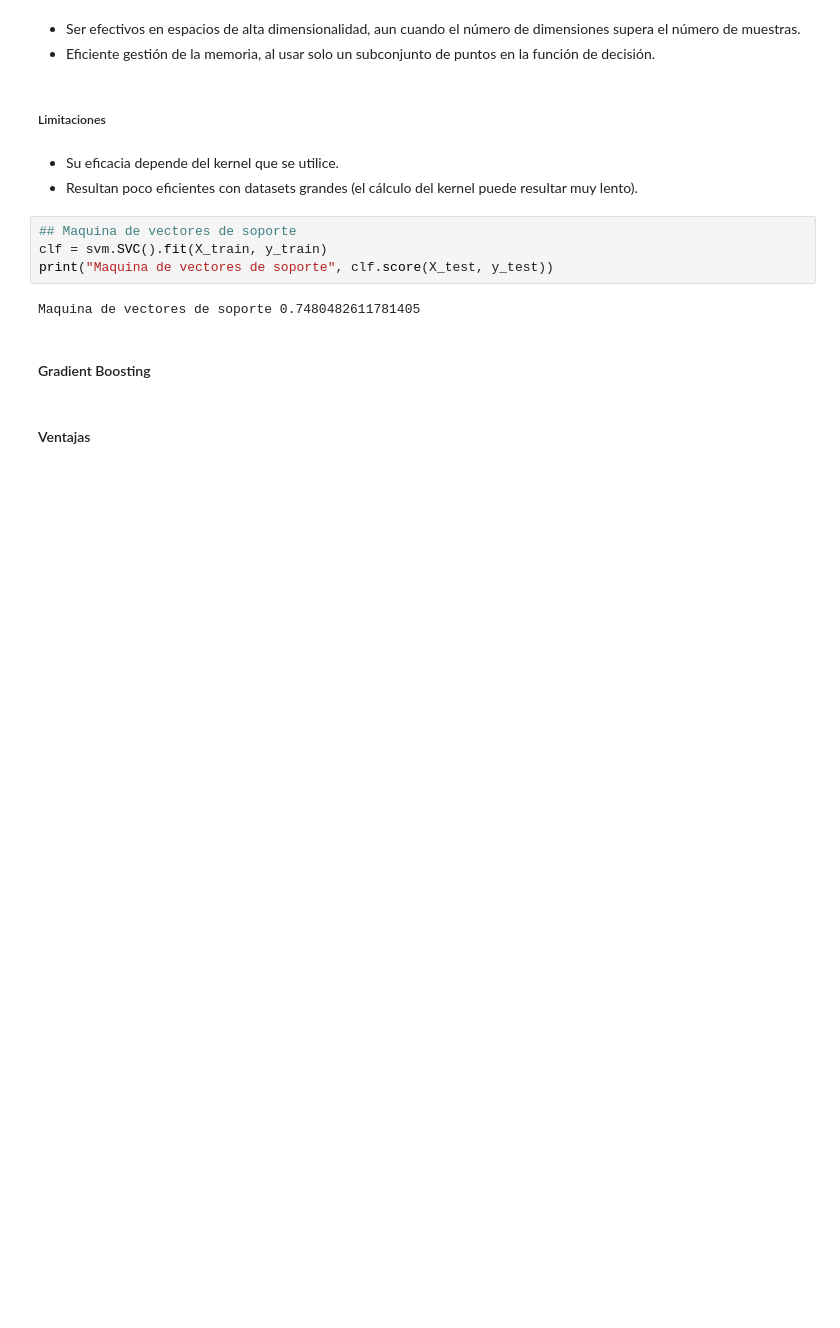
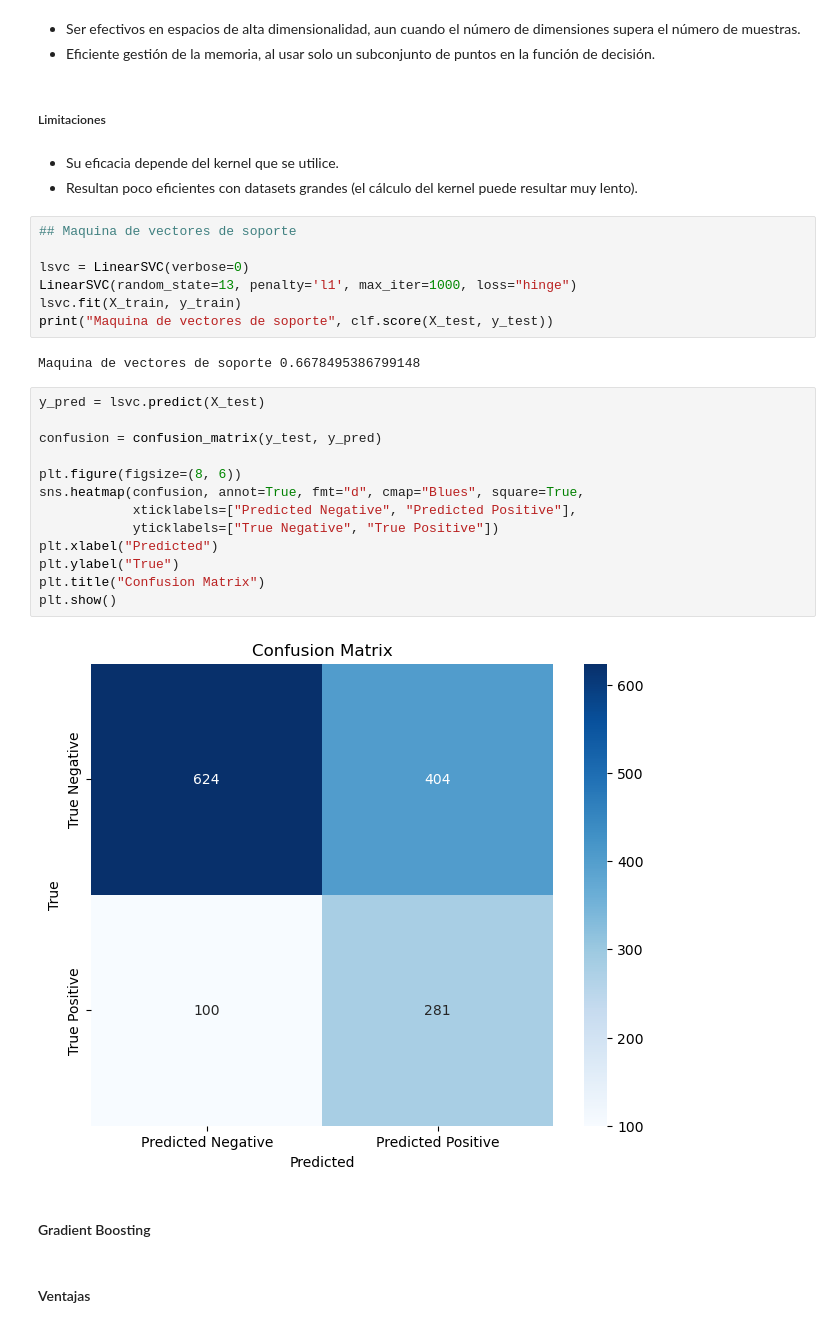
Before and after one commit to GPaz027/IA-TP, a Jupyter notebook: TPO.ipynb, the cells around one changed output. Cells and saved outputs as stored; diff of their text form; blank space fills up the shorter version.

```diff
--- a/TPO.ipynb
+++ b/TPO.ipynb
@@ -425,10 +446,28 @@ print("Accuracy Logistic Regression:", clf.score(X_test, y_test))
 - Resultan poco eficientes con datasets grandes (el cálculo del kernel puede resultar muy lento).
 # %%
 ## Maquina de vectores de soporte
-clf = svm.SVC().fit(X_train, y_train)
+
+lsvc = LinearSVC(verbose=0)
+LinearSVC(random_state=13, penalty='l1', max_iter=1000, loss="hinge")
+lsvc.fit(X_train, y_train)
 print("Maquina de vectores de soporte", clf.score(X_test, y_test))
 # %% [output]
-Maquina de vectores de soporte 0.7480482611781405
+Maquina de vectores de soporte 0.6678495386799148
+# %%
+y_pred = lsvc.predict(X_test)
+
+confusion = confusion_matrix(y_test, y_pred)
+
+plt.figure(figsize=(8, 6))
+sns.heatmap(confusion, annot=True, fmt="d", cmap="Blues", square=True,
+            xticklabels=["Predicted Negative", "Predicted Positive"],
+            yticklabels=["True Negative", "True Positive"])
+plt.xlabel("Predicted")
+plt.ylabel("True")
+plt.title("Confusion Matrix")
+plt.show()
+# %% [output]
+[figure, added]
 # %% [markdown]
 #### Gradient Boosting
 # %% [markdown]
```
Also changed, not shown: parts of 9 cells of this notebook.
